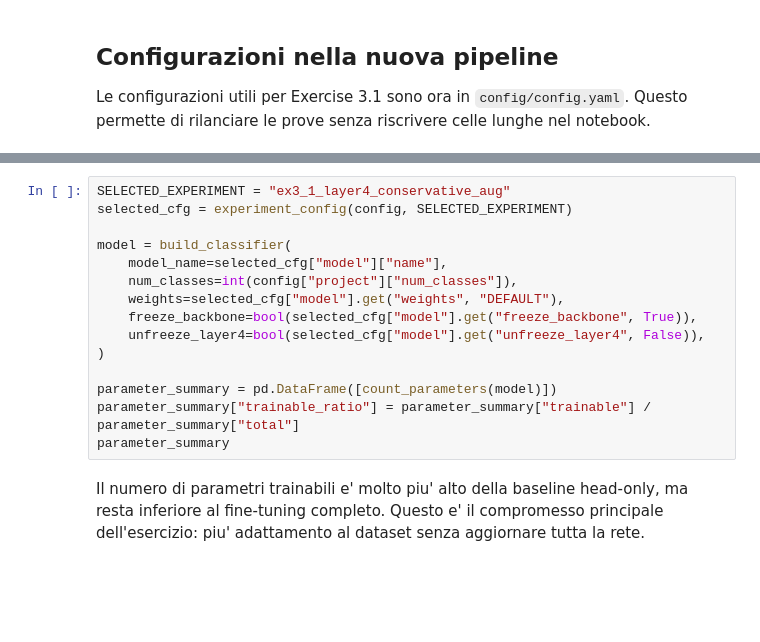
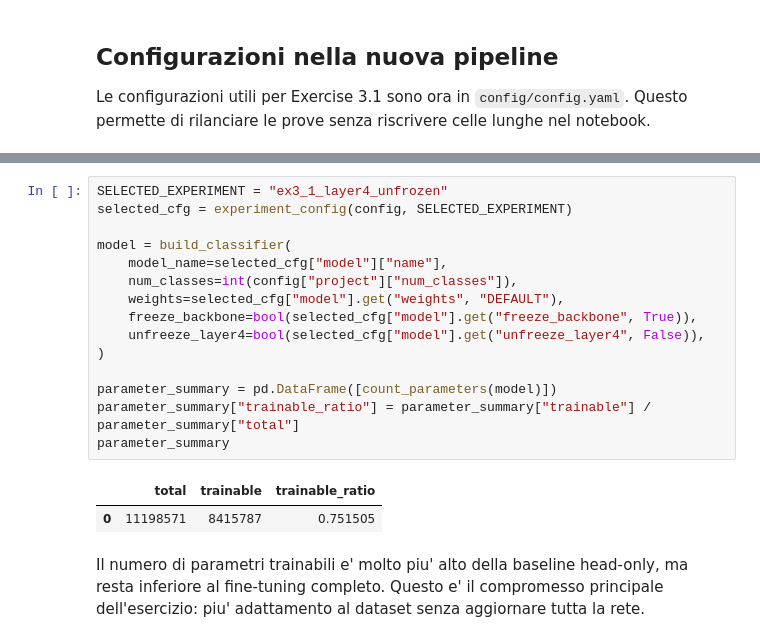
Before and after one commit to francesco-faggioli/DLA_Lab, a Jupyter notebook: DLA_1/notebooks/03_improvements_and_retrieval.ipynb, the cells around one changed output, grey strips where cells are left out. Cells and saved outputs as stored; diff of their text form; blank space fills up the shorter version.

```diff
--- a/DLA_1/notebooks/03_improvements_and_retrieval.ipynb
+++ b/DLA_1/notebooks/03_improvements_and_retrieval.ipynb
@@ -151,18 +194,21 @@ Questa configurazione e' un compromesso semplice da spiegare: aumenta la capacit
 # %%
-SELECTED_EXPERIMENT = "ex3_1_layer4_conservative_aug"
+SELECTED_EXPERIMENT = "ex3_1_layer4_unfrozen"
 selected_cfg = experiment_config(config, SELECTED_EXPERIMENT)
 
 model = build_classifier(
     model_name=selected_cfg["model"]["name"],
     num_classes=int(config["project"]["num_classes"]),
     weights=selected_cfg["model"].get("weights", "DEFAULT"),
     freeze_backbone=bool(selected_cfg["model"].get("freeze_backbone", True)),
     unfreeze_layer4=bool(selected_cfg["model"].get("unfreeze_layer4", False)),
 )
 
 parameter_summary = pd.DataFrame([count_parameters(model)])
 parameter_summary["trainable_ratio"] = parameter_summary["trainable"] / parameter_summary["total"]
 parameter_summary
+# %% [output]
+|  | total | trainable | trainable_ratio |
+| 0 | 11198571 | 8415787 | 0.751505 |
 # %% [markdown]
 Il numero di parametri trainabili e' molto piu' alto della baseline head-only, ma resta inferiore al fine-tuning completo. Questo e' il compromesso principale dell'esercizio: piu' adattamento al dataset senza aggiornare tutta la rete.
 # %% [markdown]
```
Also changed, not shown: parts of 21 cells of this notebook, 12 other files.
